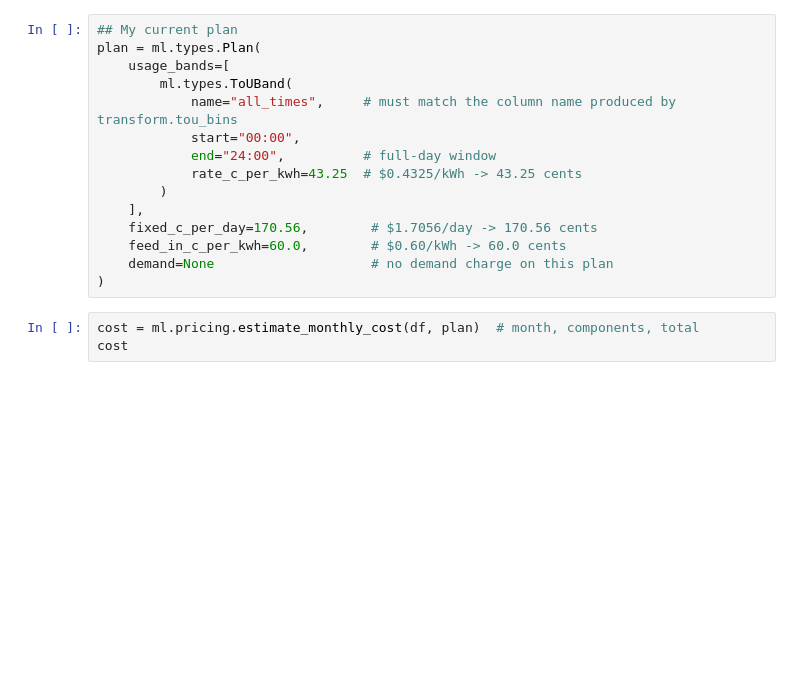
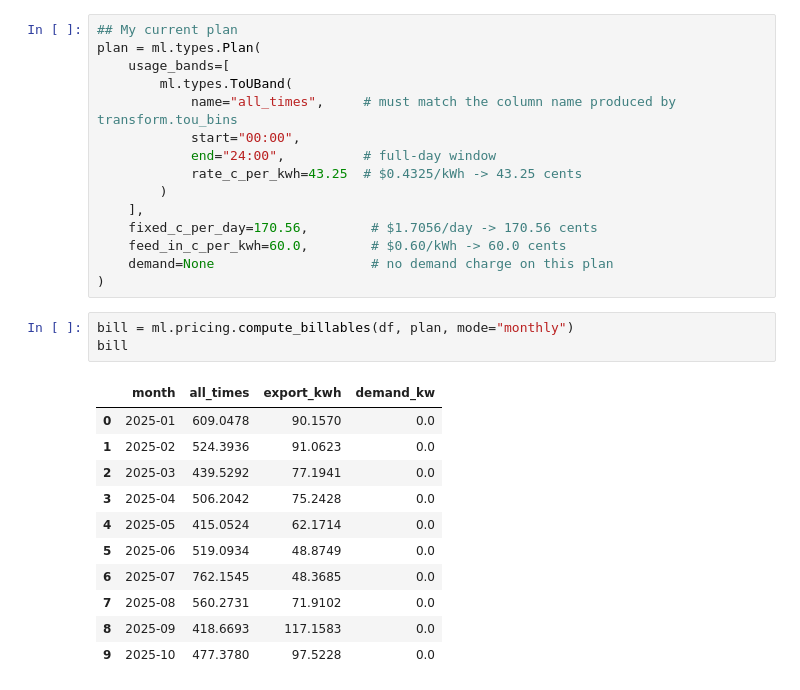
Before and after one commit to tylerharden/meterdatalogic, a Jupyter notebook: examples/test_pricing.ipynb, the cells around one changed output. Cells and saved outputs as stored; diff of their text form; blank space fills up the shorter version.

```diff
--- a/examples/test_pricing.ipynb
+++ b/examples/test_pricing.ipynb
@@ -31,5 +56,17 @@ plan = ml.types.Plan(
     demand=None                    # no demand charge on this plan
 )
 # %%
-cost = ml.pricing.estimate_monthly_cost(df, plan)  # month, components, total
-cost
+bill = ml.pricing.compute_billables(df, plan, mode="monthly")
+bill
+# %% [output]
+|  | month | all_times | export_kwh | demand_kw |
+| 0 | 2025-01 | 609.0478 | 90.1570 | 0.0 |
+| 1 | 2025-02 | 524.3936 | 91.0623 | 0.0 |
+| 2 | 2025-03 | 439.5292 | 77.1941 | 0.0 |
+| 3 | 2025-04 | 506.2042 | 75.2428 | 0.0 |
+| 4 | 2025-05 | 415.0524 | 62.1714 | 0.0 |
+| 5 | 2025-06 | 519.0934 | 48.8749 | 0.0 |
+| 6 | 2025-07 | 762.1545 | 48.3685 | 0.0 |
+| 7 | 2025-08 | 560.2731 | 71.9102 | 0.0 |
+| 8 | 2025-09 | 418.6693 | 117.1583 | 0.0 |
+| 9 | 2025-10 | 477.3780 | 97.5228 | 0.0 |
```
Also changed, not shown: parts of 5 cells of this notebook, 4 other files.
